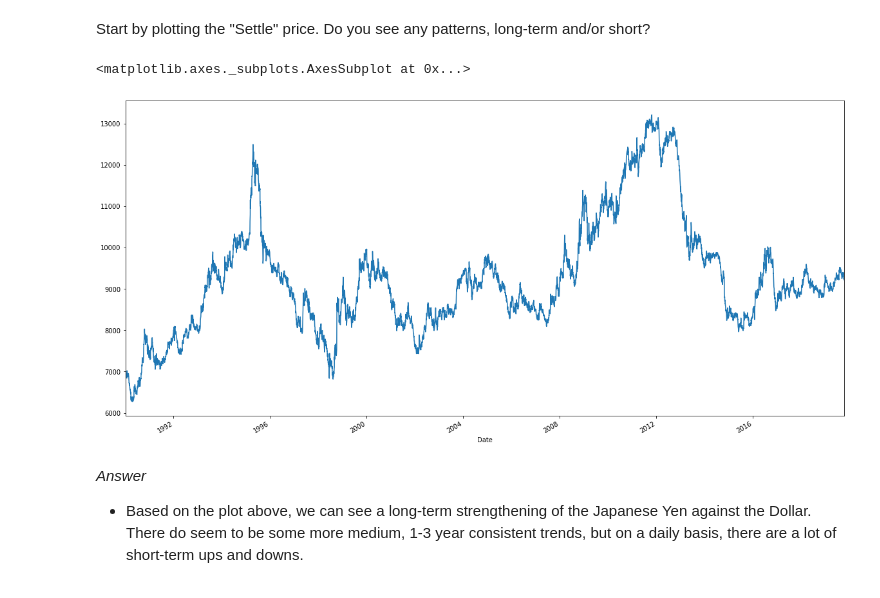
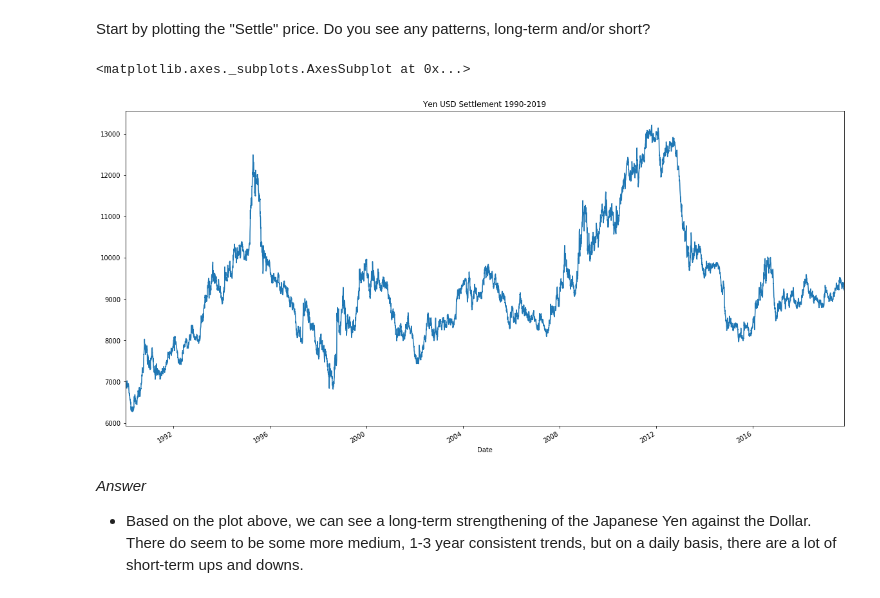
Before and after one commit to manpreetpadam/A-Yen-for-the-Future, a Jupyter notebook: time_series_analysis.ipynb, the cells around one changed output. Cells and saved outputs as stored; diff of their text form; code cells hidden in the pictures.

```diff
--- a/time_series_analysis.ipynb
+++ b/time_series_analysis.ipynb
@@ -45,10 +45,10 @@ yen_futures.head()
  Start by plotting the "Settle" price. Do you see any patterns, long-term and/or short?
 # %%
 # Plot just the "Settle" column from the dataframe:
-yen_futures.Settle.plot(figsize=(20,10))
+yen_futures.Settle.plot(title='Yen USD Settlement 1990-2019',figsize=(20,10))
 # %% [output]
 <matplotlib.axes._subplots.AxesSubplot at 0x...>
-[figure, old version]
+[figure, new version]
 # %% [markdown]
 *Answer*
  * Based on the plot above, we can see a long-term strengthening of the Japanese Yen against the Dollar. There do seem to be some more medium, 1-3 year consistent trends, but on a daily basis, there are a lot of short-term ups and downs.
```
Also changed, not shown: parts of 10 cells of this notebook, 14 other files.
